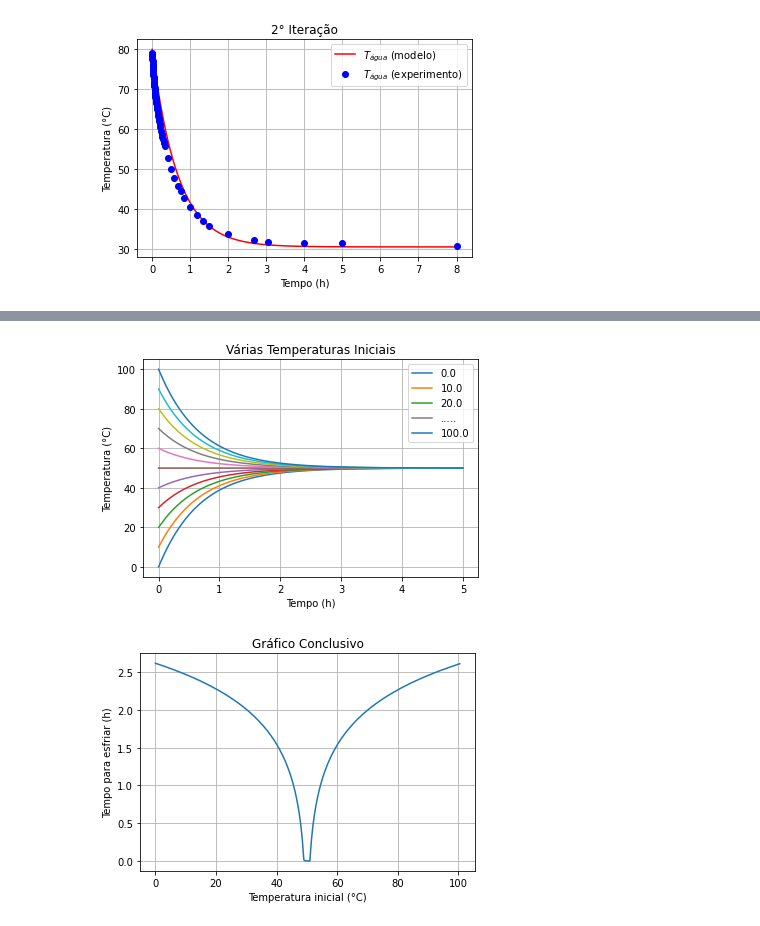
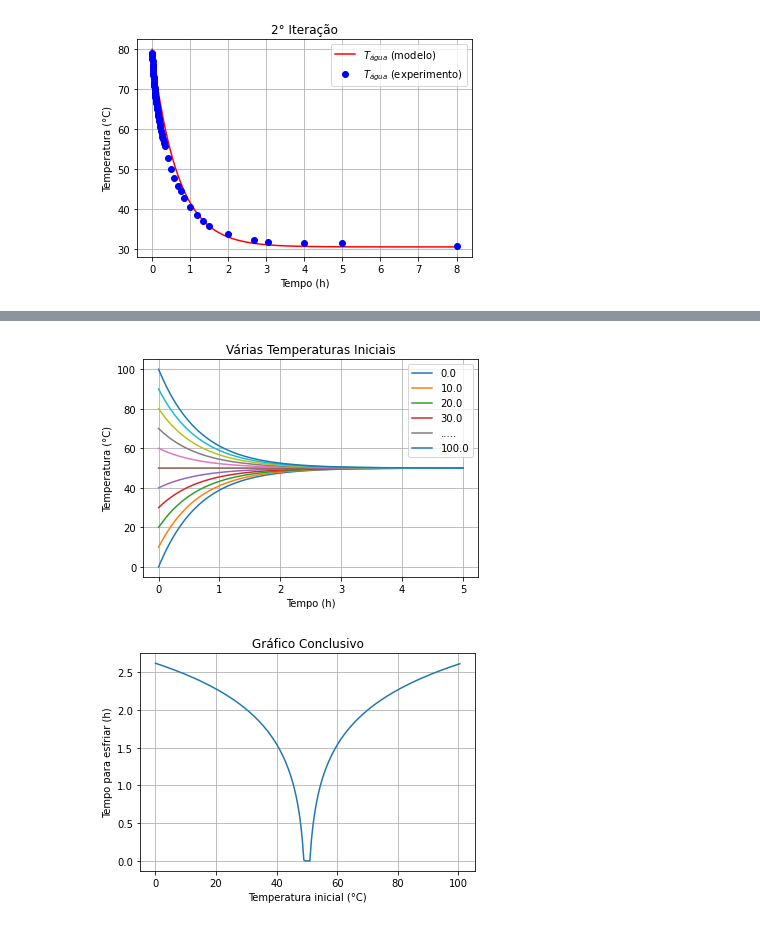
Before and after one commit to pedroivoal/Modsim-P2, a Jupyter notebook: arq3.ipynb, the cells around one changed output, grey strips where cells are left out. Saved outputs shown, nothing was run; the diff lists cells and outputs as text; code cells hidden in the pictures.

```diff
--- a/arq3.ipynb
+++ b/arq3.ipynb
@@ -182,7 +182,7 @@ for Tia in lista_Tia:
     Ta_lista = x[:,0]-273.15
     lista_t_equilibrio.append(T_equilibrio(Ta_lista, t_lista/3600))
 
-    if  i == 0 or i == 20 or i == 40 or i == 60 or i == 80 or i == 100 or i == 120 or i == 200:
+    if  i == 0 or i == 20 or i == 40 or i == 60 or i == 200:
 
         plt.plot(t_lista/3600, Ta_lista, label = (TiaC))
 
@@ -190,7 +190,7 @@ for Tia in lista_Tia:
 
         plt.plot(t_lista/3600, Ta_lista, label = '.....')
 
-    elif  i == 160 or i == 180:
+    elif i == 80 or i == 100 or i == 120 or i == 160 or i == 180:
 
         plt.plot(t_lista/3600, Ta_lista)
 
@@ -240,7 +240,7 @@ for Tia in lista_Tia:
     Ta_lista = x[:,0]-273.15
     lista_t_equilibrio.append(T_equilibrio(Ta_lista, t_lista/3600))
 
-    if  i == 0 or i == 20 or i == 40 or i == 200:
+    if  i == 0 or i == 20 or i == 40 or i ==  60 or i == 200:
 
         plt.plot(t_lista/3600, Ta_lista, label = (TiaC))
 
@@ -250,32 +250,32 @@ for Tia in lista_Tia:
 
     elif  i == 160 or i == 180 or i == 60 or i == 80 or i == 100 or i == 120:
 
         plt.plot(t_lista/3600, Ta_lista)
 
     i += 1
 
 
 plt.title('Várias Temperaturas Iniciais')
 plt.ylabel('Temperatura (°C)')
 plt.xlabel('Tempo (h)')
 plt.legend()
 plt.grid(True)
 plt.show(True)
 
 arcoiris50.savefig('6.Arco íris50.png',  format = 'png', dpi = 1200)
 
 
 conclusivo50, ax = plt.subplots()
 
 # plota gráfico conclusivo
 plt.plot((lista_Tia-273.15), lista_t_equilibrio)
 plt.title('Gráfico Conclusivo')
 plt.xlabel('Temperatura inicial (°C)')
 plt.ylabel('Tempo para esfriar (h)')
 plt.grid(True)
 plt.show()
 
 conclusivo50.savefig('7.Conclusivo50.png',  format = 'png', dpi = 1200)
 # %% [output]
-[figure, old version]
+[figure, new version]
 [figure]
```
Also changed, not shown: parts of 1 cell of this notebook, 2 other files.
